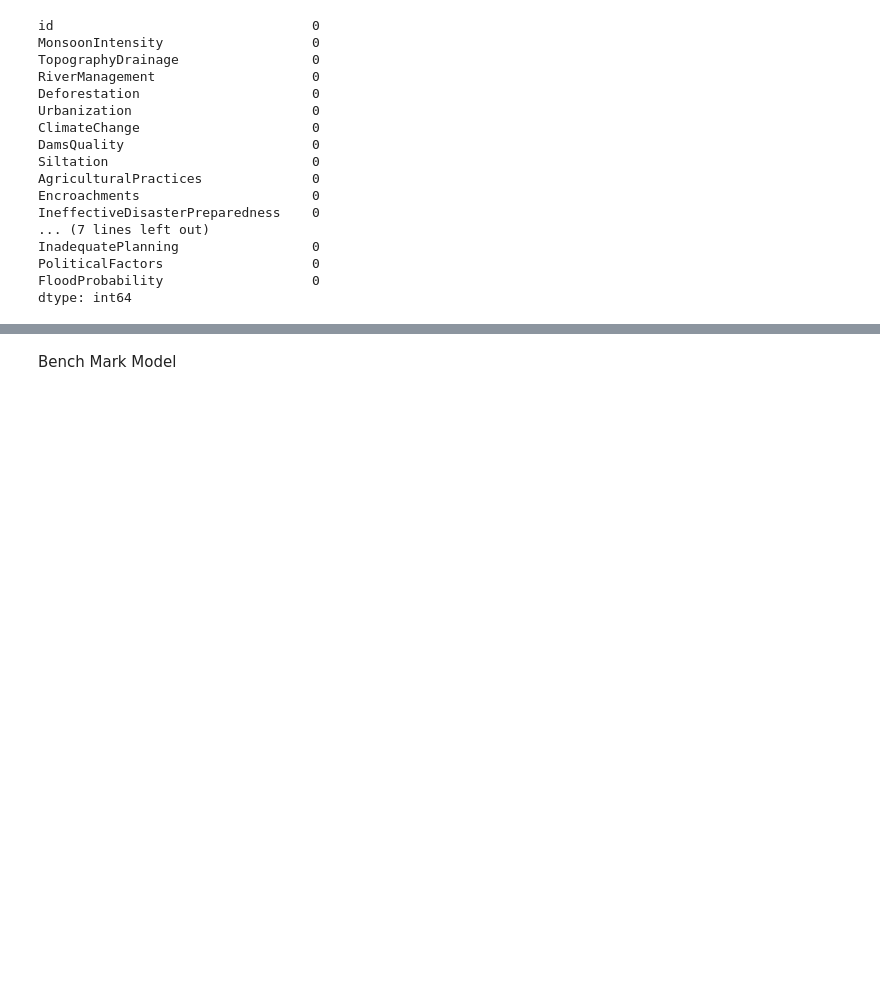
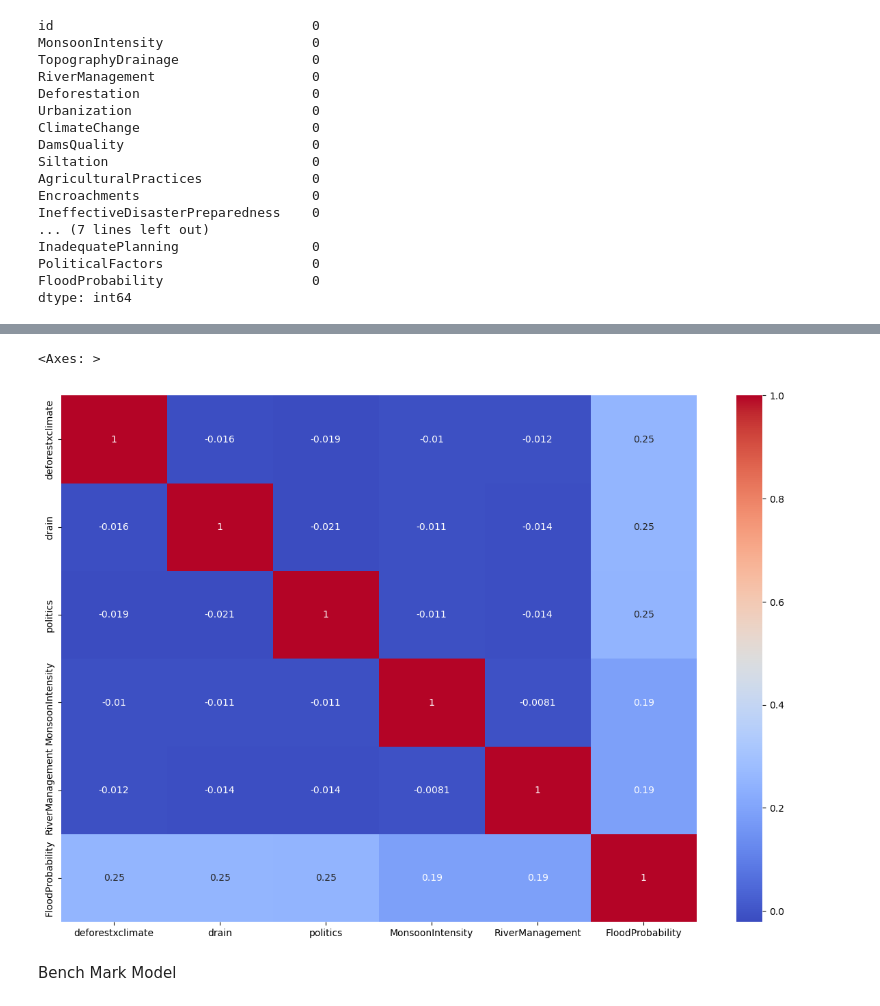
Before and after one commit to rafirahman27/Kaggle-Regression-with-Flooddetection, a Jupyter notebook: Code/Untitled.ipynb, the cells around one changed output, grey strips where cells are left out. Saved outputs shown, nothing was run; the diff lists cells and outputs as text; code cells hidden in the pictures; blank space fills up the shorter version.

```diff
--- a/Code/Untitled.ipynb
+++ b/Code/Untitled.ipynb
@@ -42,3 +60,11 @@ dtype: int64
+# %%
+selected = train[['deforestxclimate', 'drain', 'politics', 'MonsoonIntensity', 'RiverManagement', 'FloodProbability']]
+
+plt.figure(figsize=(15,10))
+sns.heatmap(selected.corr(), cmap='coolwarm', annot=True)
+# %% [output]
+<Axes: >
+[figure, added]
 # %% [markdown]
 Bench Mark Model
 # %%
```
Also changed, not shown: parts of 44 cells of this notebook, 1 other file.
